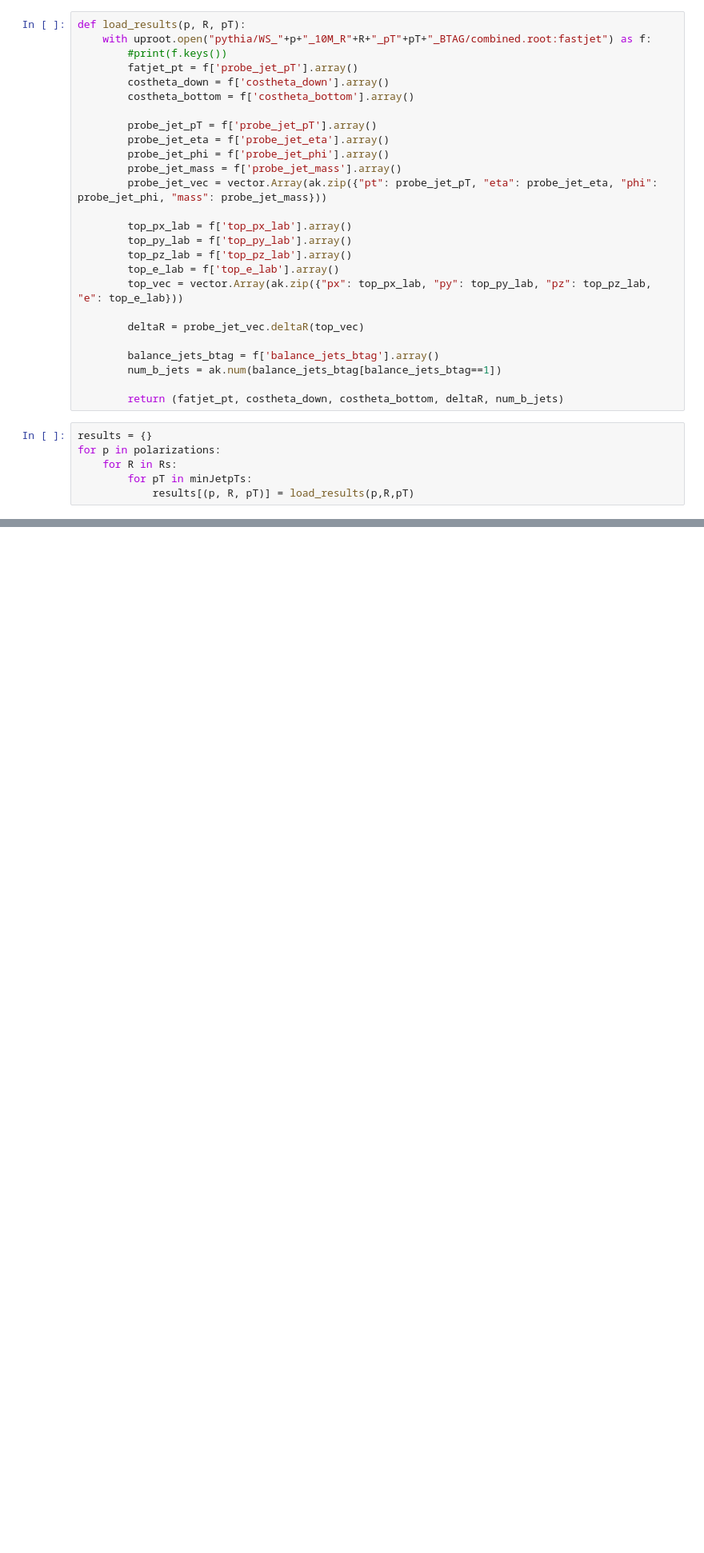
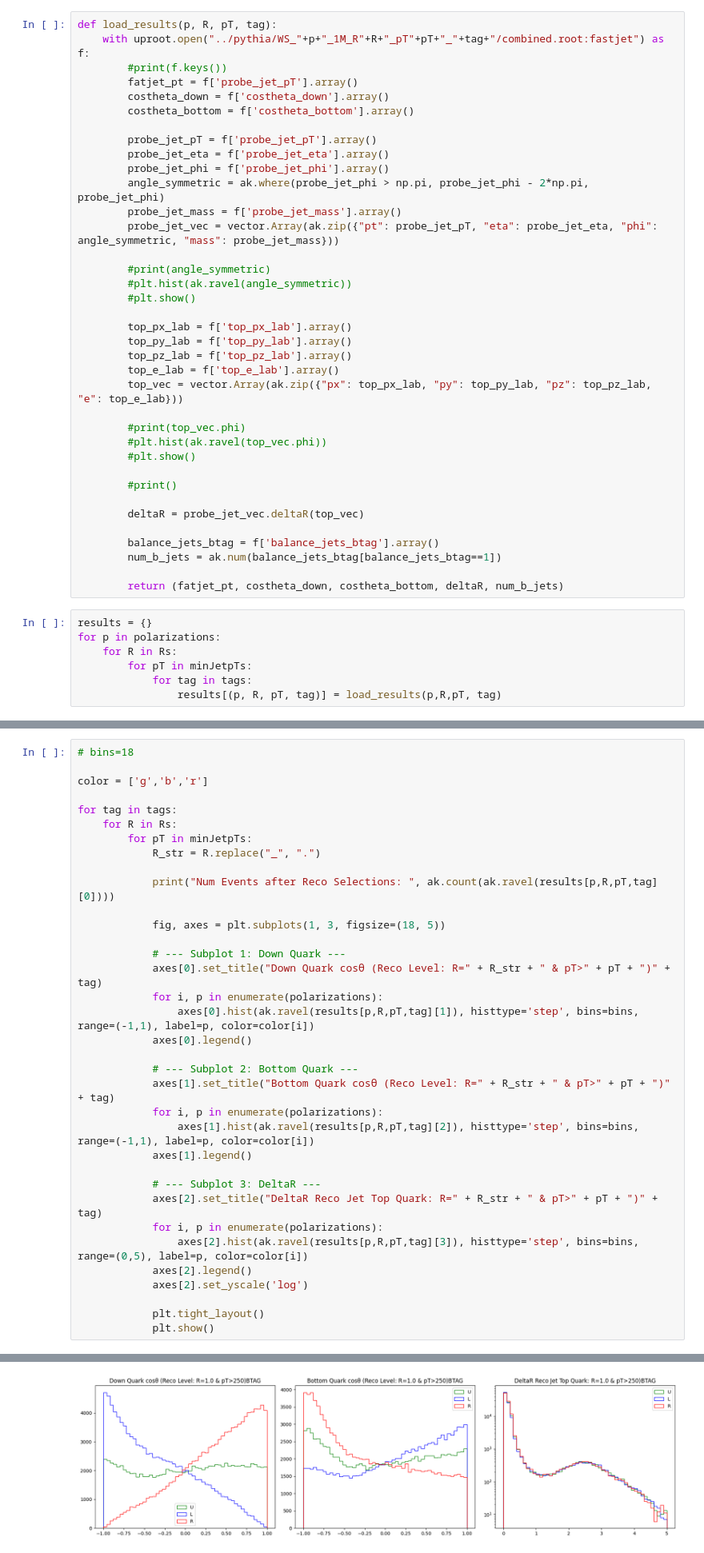
Before and after one commit to LukeV37/Top_Polarimetry, a Jupyter notebook: configs/Preprocessing-Analysis.ipynb, the cells around one changed output, grey strips where cells are left out. Shown at 80% size. Drawn from its saved outputs; the diff is of its cells as text; blank space fills up the shorter version.

```diff
--- a/configs/Preprocessing-Analysis.ipynb
+++ b/configs/Preprocessing-Analysis.ipynb
@@ -67,6 +68,6 @@ minJetpTs = ["250", "400", "550"]
 # %%
-def load_results(p, R, pT):
-    with uproot.open("pythia/WS_"+p+"_10M_R"+R+"_pT"+pT+"_BTAG/combined.root:fastjet") as f:
+def load_results(p, R, pT, tag):
+    with uproot.open("../pythia/WS_"+p+"_1M_R"+R+"_pT"+pT+"_"+tag+"/combined.root:fastjet") as f:
         #print(f.keys())
         fatjet_pt = f['probe_jet_pT'].array()
         costheta_down = f['costheta_down'].array()
@@ -75,8 +76,13 @@ def load_results(p, R, pT):
         probe_jet_pT = f['probe_jet_pT'].array()
         probe_jet_eta = f['probe_jet_eta'].array()
         probe_jet_phi = f['probe_jet_phi'].array()
+        angle_symmetric = ak.where(probe_jet_phi > np.pi, probe_jet_phi - 2*np.pi, probe_jet_phi)
         probe_jet_mass = f['probe_jet_mass'].array()
-        probe_jet_vec = vector.Array(ak.zip({"pt": probe_jet_pT, "eta": probe_jet_eta, "phi": probe_jet_phi, "mass": probe_jet_mass}))
+        probe_jet_vec = vector.Array(ak.zip({"pt": probe_jet_pT, "eta": probe_jet_eta, "phi": angle_symmetric, "mass": probe_jet_mass}))
+
+        #print(angle_symmetric)
+        #plt.hist(ak.ravel(angle_symmetric))
+        #plt.show()
 
         top_px_lab = f['top_px_lab'].array()
         top_py_lab = f['top_py_lab'].array()
@@ -84,6 +90,12 @@ def load_results(p, R, pT):
         top_e_lab = f['top_e_lab'].array()
         top_vec = vector.Array(ak.zip({"px": top_px_lab, "py": top_py_lab, "pz": top_pz_lab, "e": top_e_lab}))
 
+        #print(top_vec.phi)
+        #plt.hist(ak.ravel(top_vec.phi))
+        #plt.show()
+
+        #print()
+
         deltaR = probe_jet_vec.deltaR(top_vec)
 
         balance_jets_btag = f['balance_jets_btag'].array()
@@ -95,4 +107,5 @@ results = {}
 for p in polarizations:
     for R in Rs:
         for pT in minJetpTs:
-            results[(p, R, pT)] = load_results(p,R,pT)
+            for tag in tags:
+                results[(p, R, pT, tag)] = load_results(p,R,pT, tag)
@@ -157,0 +112,36 @@ Num Events after Reco Selections:  22715
+# %%
+# bins=18
+
+color = ['g','b','r']
+
+for tag in tags:
+    for R in Rs:
+        for pT in minJetpTs:
+            R_str = R.replace("_", ".")
+
+            print("Num Events after Reco Selections: ", ak.count(ak.ravel(results[p,R,pT,tag][0])))
+
+            fig, axes = plt.subplots(1, 3, figsize=(18, 5))
+
+            # --- Subplot 1: Down Quark ---
+            axes[0].set_title("Down Quark cosθ (Reco Level: R=" + R_str + " & pT>" + pT + ")" + tag)
+            for i, p in enumerate(polarizations):
+                axes[0].hist(ak.ravel(results[p,R,pT,tag][1]), histtype='step', bins=bins, range=(-1,1), label=p, color=color[i])
+            axes[0].legend()
+
+            # --- Subplot 2: Bottom Quark ---
+            axes[1].set_title("Bottom Quark cosθ (Reco Level: R=" + R_str + " & pT>" + pT + ")" + tag)
+            for i, p in enumerate(polarizations):
+                axes[1].hist(ak.ravel(results[p,R,pT,tag][2]), histtype='step', bins=bins, range=(-1,1), label=p, color=color[i])
+            axes[1].legend()
+
+            # --- Subplot 3: DeltaR ---
+            axes[2].set_title("DeltaR Reco Jet Top Quark: R=" + R_str + " & pT>" + pT + ")" + tag)
+            for i, p in enumerate(polarizations):
+                axes[2].hist(ak.ravel(results[p,R,pT,tag][3]), histtype='step', bins=bins, range=(0,5), label=p, color=color[i])
+            axes[2].legend()
+            axes[2].set_yscale('log')
+
+            plt.tight_layout()
+            plt.show()
+# %% [output]
@@ -157,0 +149 @@ Num Events after Reco Selections:  22715
+[figure, added]
```
Also changed, not shown: parts of 4 cells of this notebook.
